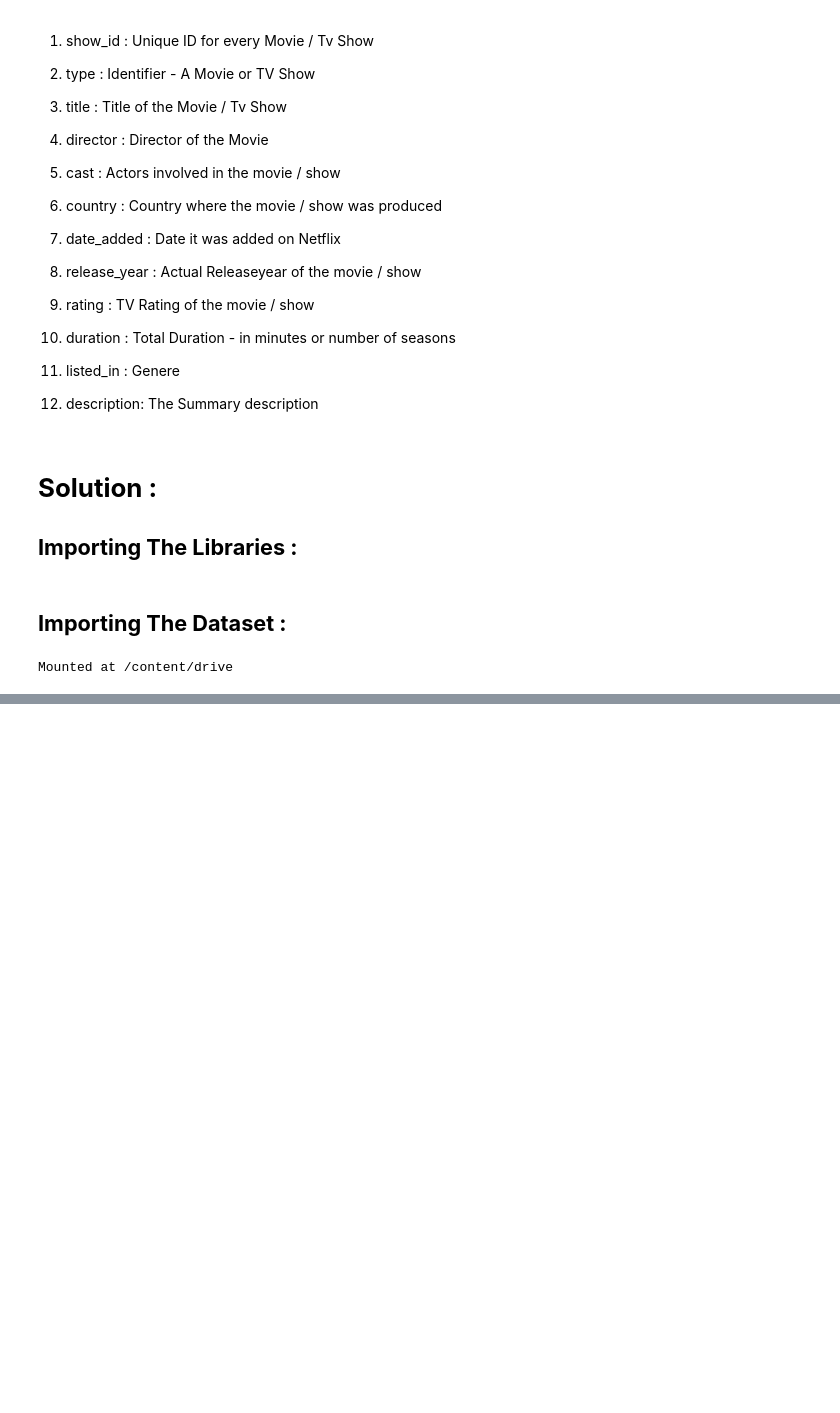
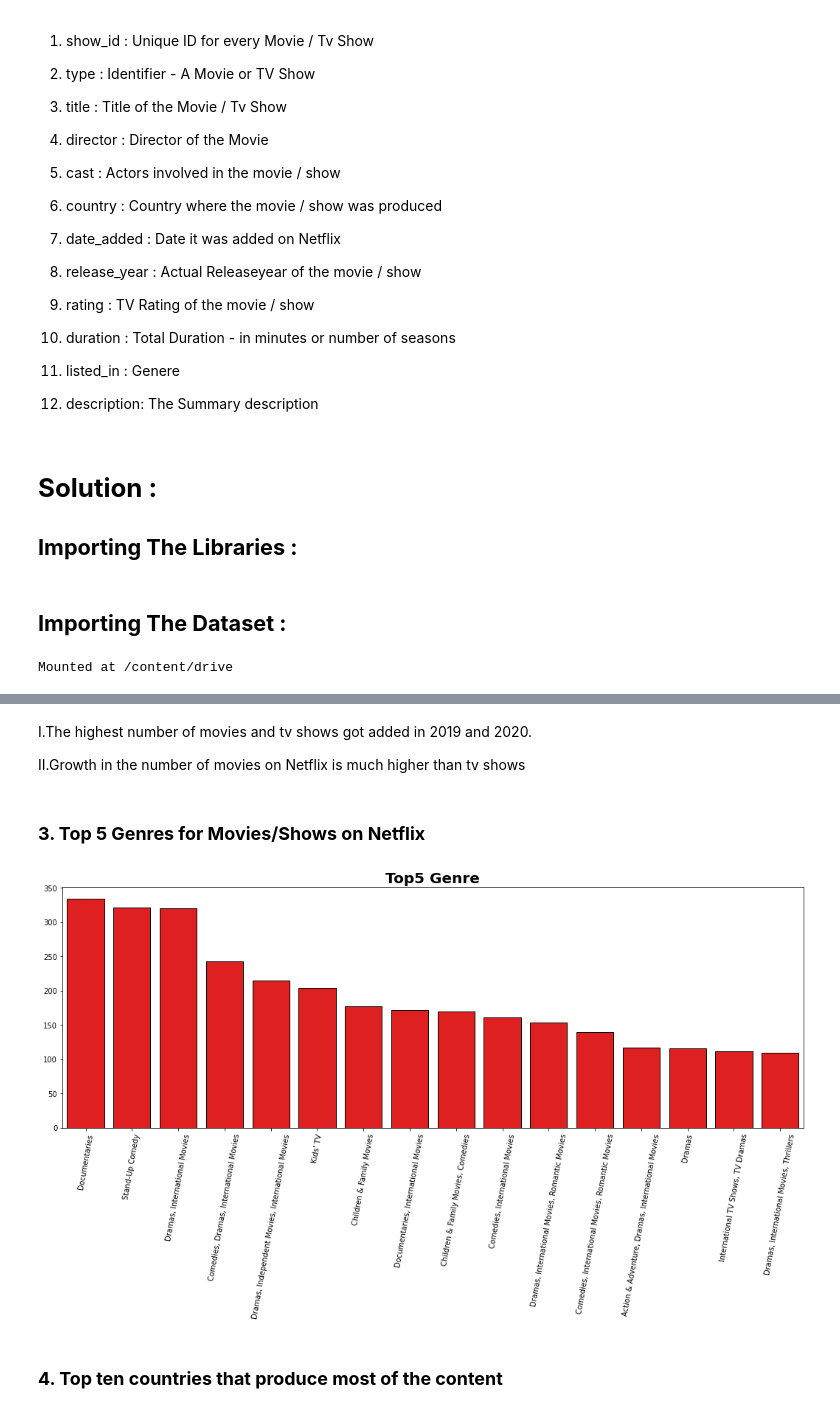
Before and after one commit to prati25/Project-Netflix-movies-and-TV-shows-clustering, a Jupyter notebook: Copy_of_NETFLIX_MOVIES_AND_TV_SHOWS_CLUSTERING.ipynb, the cells around one changed output, grey strips where cells are left out. Saved outputs shown, nothing was run; the diff lists cells and outputs as text; code cells hidden in the pictures; blank space fills up the shorter version.

```diff
--- a/Copy_of_NETFLIX_MOVIES_AND_TV_SHOWS_CLUSTERING.ipynb
+++ b/Copy_of_NETFLIX_MOVIES_AND_TV_SHOWS_CLUSTERING.ipynb
@@ -108,4 +108,4 @@ drive.mount('/content/drive')
 # %% [output]
 Mounted at /content/drive
 # %%
-NETFLIX_DF=pd.read_csv('/content/drive/MyDrive/Capston Project/Netflix Movies and TV shows clustering/ NETFLIX MOVIES AND TV SHOWS CLUSTERING.csv')
+NETFLIX_pk=pd.read_csv('/content/drive/MyDrive/Capston Project/Netflix Movies and TV shows clustering/ NETFLIX MOVIES AND TV SHOWS CLUSTERING.csv')
@@ -111,0 +265,5 @@ NETFLIX_DF=pd.read_csv('/content/drive/MyDrive/Capston Project/Netflix Movies an
+# %%
+NETFLIX_pk['country'] = NETFLIX_pk['country'].fillna('No Country')
+NETFLIX_pk['director'] = NETFLIX_pk['director'].fillna('No Director')
+NETFLIX_pk['cast'] = NETFLIX_pk['cast'].fillna('No Cast')
+NETFLIX_pk.dropna(subset=['date_added','rating'],inplace=True)
@@ -111,0 +286,14 @@ NETFLIX_DF=pd.read_csv('/content/drive/MyDrive/Capston Project/Netflix Movies an
+# %%
+# Create new features to store date, day, month and year seperately :
+
+# First convert date_added to date time format.
+NETFLIX_pk["date_added"] = pd.to_datetime(NETFLIX_pk['date_added'])
+
+# Compute day.
+NETFLIX_pk['day_added'] = NETFLIX_pk['date_added'].dt.day
+
+# Compute year.
+NETFLIX_pk['year_added'] = NETFLIX_pk['date_added'].dt.year
+
+# Compute mount.
+NETFLIX_pk['month_added'] = NETFLIX_pk['date_added'].dt.month
@@ -111,0 +346,21 @@ NETFLIX_DF=pd.read_csv('/content/drive/MyDrive/Capston Project/Netflix Movies an
+# %% [markdown]
+  I.The highest number of movies and tv shows got added in 2019 and 2020.
+
+  II.Growth in the number of movies on Netflix is much higher than tv shows
+# %% [markdown]
+### **3. Top 5 Genres for Movies/Shows on Netflix**
+# %%
+# Top 5 Genre :
+
+plt.figure(figsize=(18,6))
+plt.style.use("default")
+sns.barplot(x = NETFLIX_pk["listed_in"].value_counts().head(16).index,
+            y = NETFLIX_pk["listed_in"].value_counts().head(16).values,palette=["red"],edgecolor = "Black")
+plt.xticks(rotation=80)
+plt.title("Top5 Genre",size='20',fontweight="bold")
+plt.show()
+# %% [output]
+[figure, added]
+# %% [markdown]
+
+### **4. Top ten countries that produce most of the content**
```
Also changed, not shown: parts of 29 cells of this notebook.
